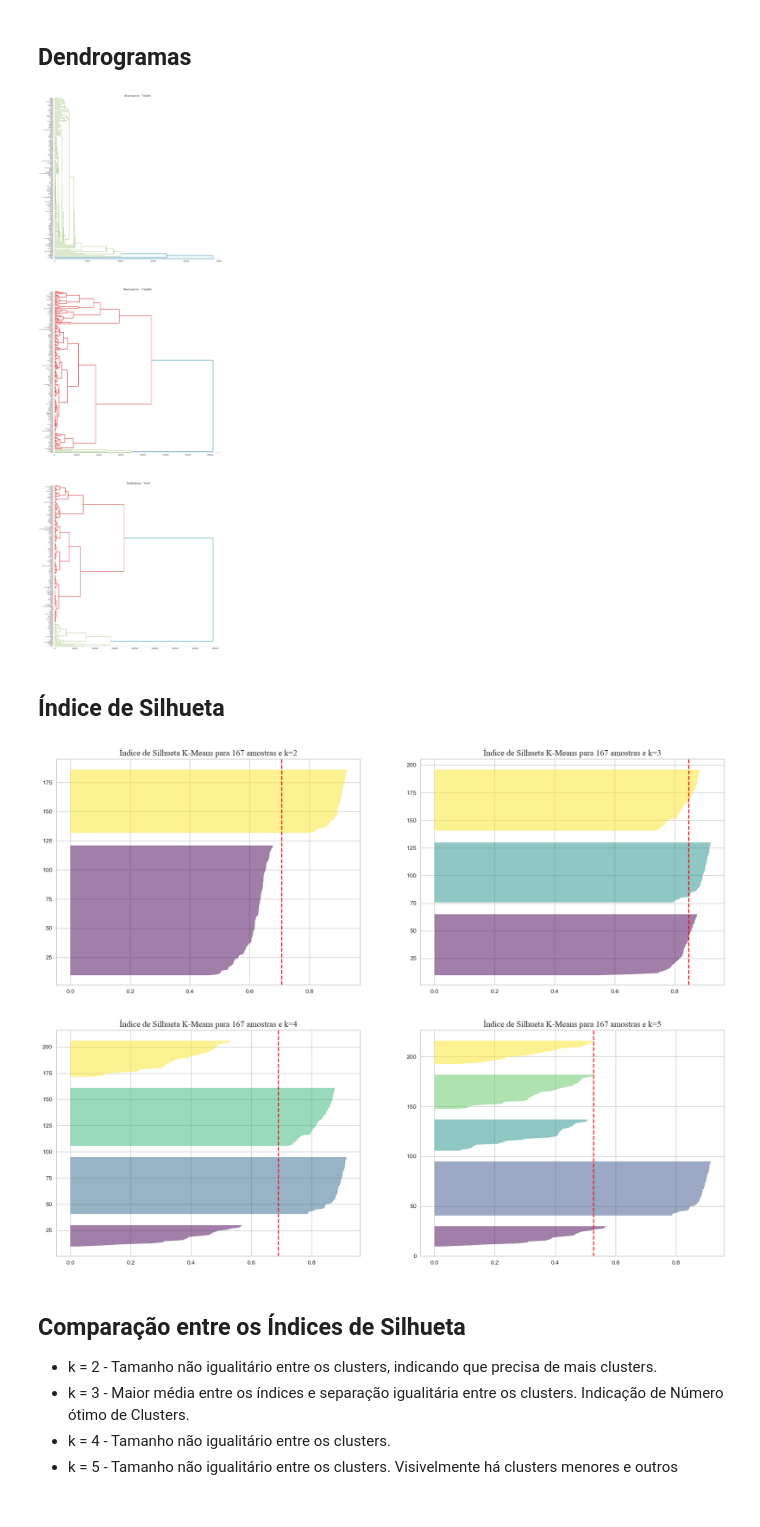
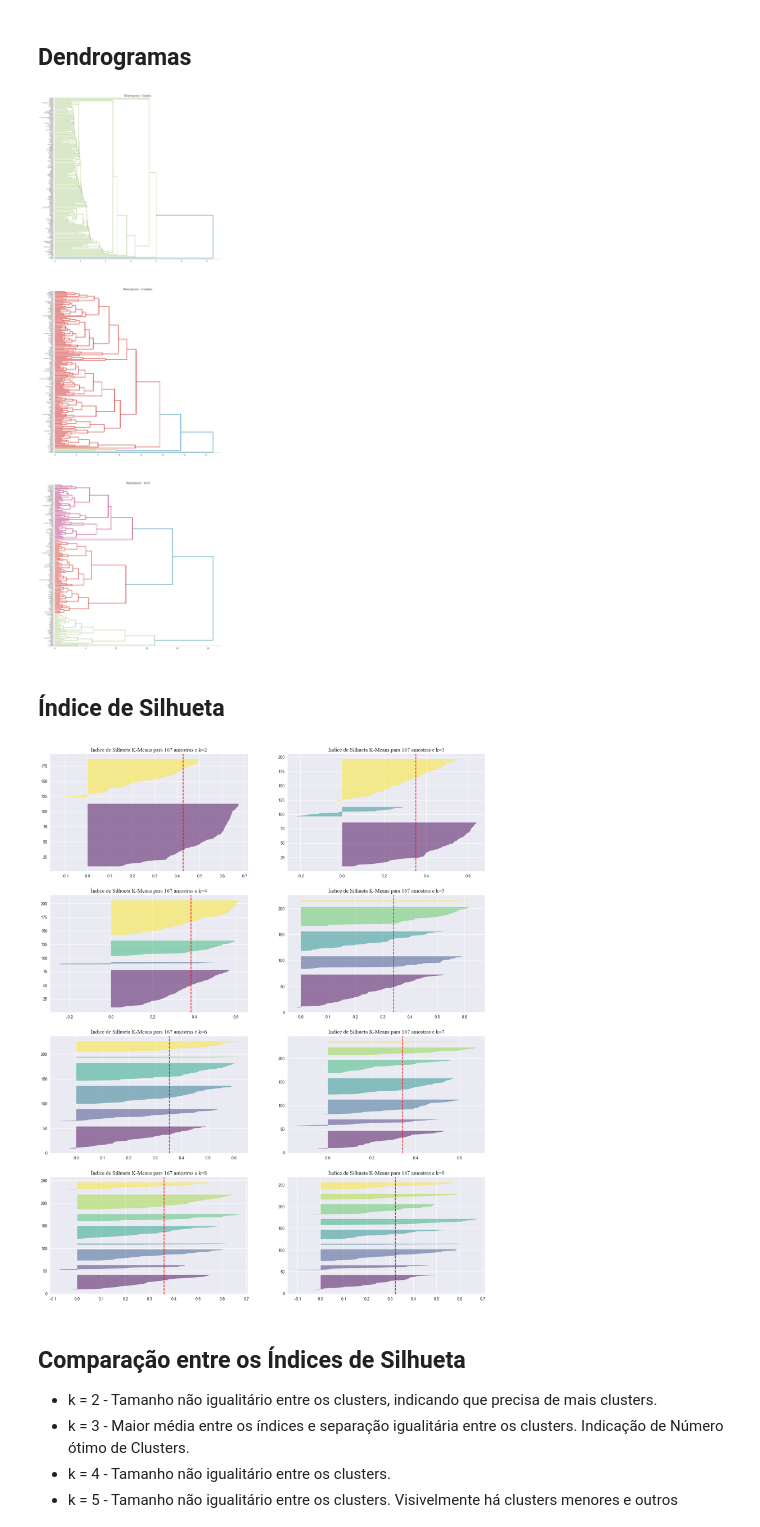
Before and after one commit to rabreu/Infnet-MIT-IA-Clustering-PD-25E4_2, a Jupyter notebook: Infnet-MIT-IA-Clustering-PdD001.ipynb, the cells around one changed output. Drawn from its saved outputs; the diff is of its cells as text; code cells hidden in the pictures.

```diff
--- a/Infnet-MIT-IA-Clustering-PdD001.ipynb
+++ b/Infnet-MIT-IA-Clustering-PdD001.ipynb
@@ -88,47 +133,47 @@ f.set_figheight(50)
 f.set_figwidth(15)
 
 single_link = hierarchy.linkage(
-    country_data_df.iloc[:,1:],
+    dataset_scaled,
     metric='euclidean',
     method='single'
 )
 
 complete_link = hierarchy.linkage(
-    country_data_df.iloc[:,1:],
+    dataset_scaled,
     metric='euclidean',
     method='complete'
 )
 
 ward_link = hierarchy.linkage(
-    country_data_df.iloc[:,1:],
+    dataset_scaled,
     metric='euclidean',
     method='ward'
 )
 
 hierarchy.dendrogram(
     single_link,
-    labels=country_data_df['country'].values,
+    labels=dataset_raw['country'].values,
     ax=ax[0],
     orientation='right'
 )
 
 hierarchy.dendrogram(
     complete_link,
-    labels=country_data_df['country'].values,
+    labels=dataset_raw['country'].values,
     ax=ax[1],
     orientation='right'
 )
 
 hierarchy.dendrogram(
     complete_link,
-    labels=country_data_df['country'].values,
+    labels=dataset_raw['country'].values,
     ax=ax[1],
     orientation='right'
 )
 
 hierarchy.dendrogram(
     ward_link,
-    labels=country_data_df['country'].values,
+    labels=dataset_raw['country'].values,
     ax=ax[2],
     orientation='right'
 )
@@ -142,7 +187,7 @@ ax[1].grid(False)
 ax[2].grid(False)
 sb.despine()
 # %% [output]
-[figure, old version]
+[figure, new version]
 # %% [markdown]
 ## Índice de Silhueta
 # %%
@@ -151,21 +195,21 @@ X_scaled = StandardScaler().fit_transform(X)
 # %%
-f, ax = plt.subplots(2, 2)
-f.set_figheight(15)
+f, ax = plt.subplots(4, 2)
+f.set_figheight(25)
 f.set_figwidth(20)
 
-for i in range(2,6):
+for i in range(2,10):
     kmeans = KMeans(n_clusters=i, random_state=42)
     q, mod = divmod(i, 2)
     sv = SilhouetteVisualizer(
         kmeans,
         colors='viridis',
         is_fitted='auto',
         ax=ax[q-1][mod-2]
     )
     ax[q-1][mod-2].set_title(f'Índice de Silhueta K-Means para {len(X)} amostras e k={i}', fontfamily='Times New Roman', fontsize=14)
-    sv.fit(X)
+    sv.fit(dataset_pca)
 # %% [output]
-[figure, old version]
+[figure, new version]
 # %% [markdown]
 ## Comparação entre os Índices de Silhueta
 
```
Also changed, not shown: parts of 25 cells of this notebook.
